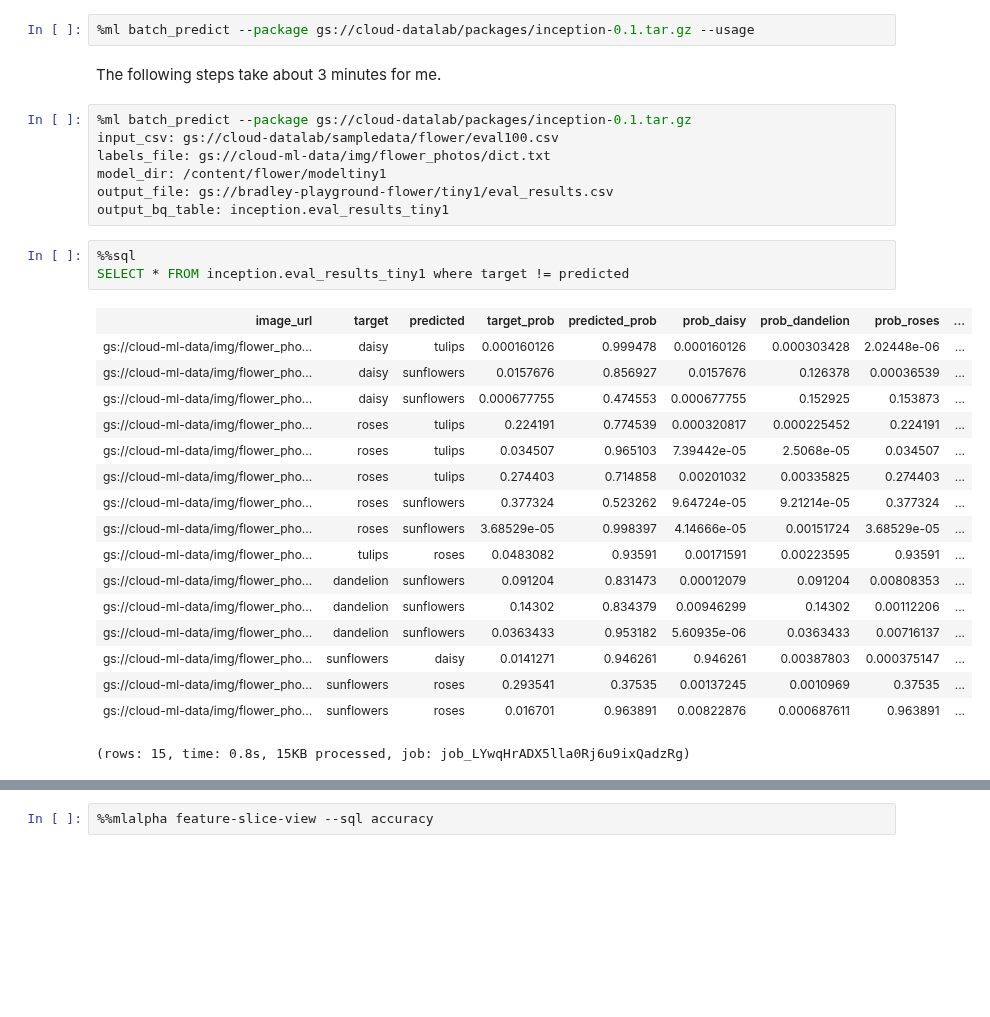
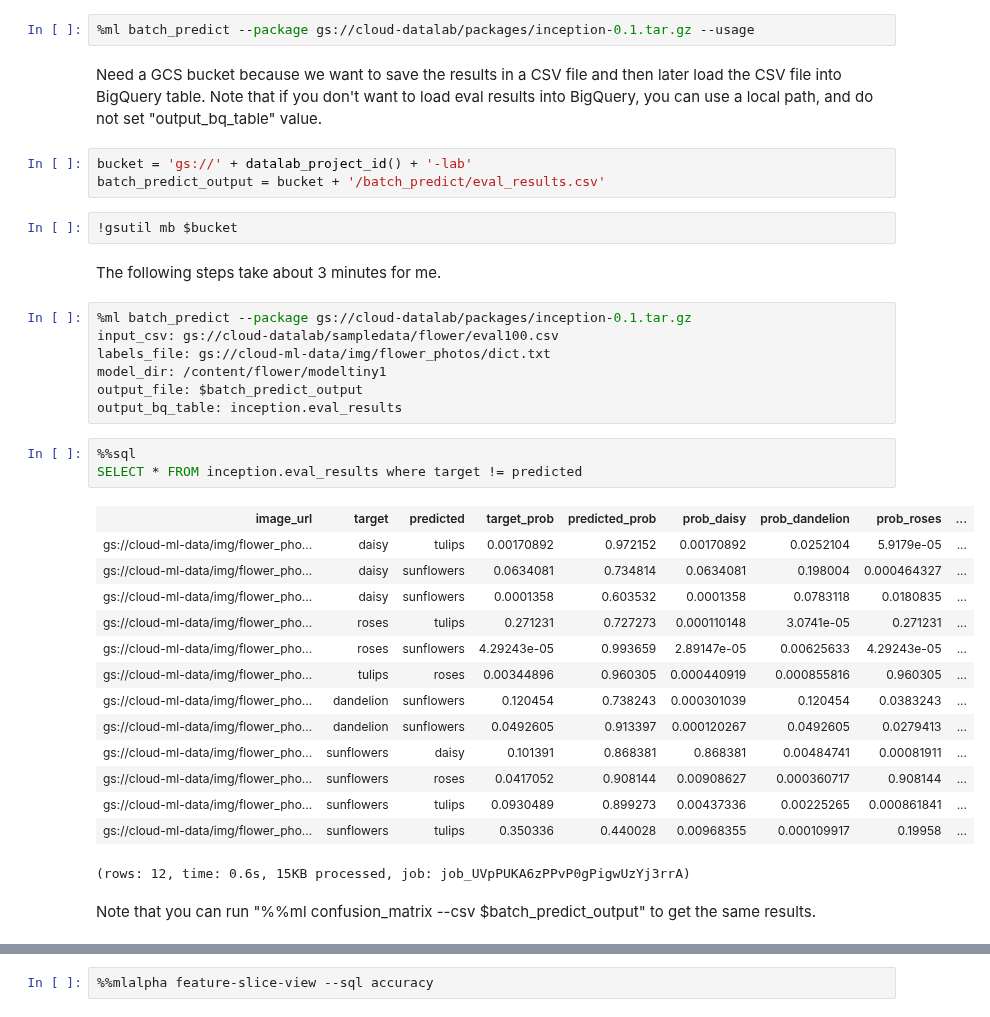
Before and after one commit to googledatalab/notebooks, a Jupyter notebook: accelerate/inception/Local.ipynb, the cells around one changed output, grey strips where cells are left out. Drawn from its saved outputs; the diff is of its cells as text; blank space fills up the shorter version.

Commit message:
Update inception notebooks.

```diff
--- a/accelerate/inception/Local.ipynb
+++ b/accelerate/inception/Local.ipynb
@@ -76,6 +112,13 @@ tulips(0.99984)
 [figure]
 # %%
 %ml batch_predict --package gs://cloud-datalab/packages/inception-0.1.tar.gz --usage
+# %% [markdown]
+Need a GCS bucket because we want to save the results in a CSV file and then later load the CSV file into BigQuery table. Note that if you don't want to load eval results into BigQuery, you can use a local path, and do not set "output_bq_table" value.
+# %%
+bucket = 'gs://' + datalab_project_id() + '-lab'
+batch_predict_output = bucket + '/batch_predict/eval_results.csv'
+# %%
+!gsutil mb $bucket
 # %% [markdown]
 The following steps take about 3 minutes for me.
 # %%
@@ -83,27 +126,26 @@ The following steps take about 3 minutes for me.
 input_csv: gs://cloud-datalab/sampledata/flower/eval100.csv
 labels_file: gs://cloud-ml-data/img/flower_photos/dict.txt
 model_dir: /content/flower/modeltiny1
-output_file: gs://bradley-playground-flower/tiny1/eval_results.csv
-output_bq_table: inception.eval_results_tiny1
+output_file: $batch_predict_output
+output_bq_table: inception.eval_results
 # %%
 %%sql
-SELECT * FROM inception.eval_results_tiny1 where target != predicted
+SELECT * FROM inception.eval_results where target != predicted
 # %% [output]
 | image_url | target | predicted | target_prob | predicted_prob | prob_daisy | prob_dandelion | prob_roses | ... |
-| gs://cloud-ml-data/img/flower_pho... | daisy | tulips | 0.000160126 | 0.999478 | 0.000160126 | 0.000303428 | 2.02448e-06 | ... |
-| gs://cloud-ml-data/img/flower_pho... | daisy | sunflowers | 0.0157676 | 0.856927 | 0.0157676 | 0.126378 | 0.00036539 | ... |
-| gs://cloud-ml-data/img/flower_pho... | daisy | sunflowers | 0.000677755 | 0.474553 | 0.000677755 | 0.152925 | 0.153873 | ... |
-| gs://cloud-ml-data/img/flower_pho... | roses | tulips | 0.224191 | 0.774539 | 0.000320817 | 0.000225452 | 0.224191 | ... |
-| gs://cloud-ml-data/img/flower_pho... | roses | tulips | 0.034507 | 0.965103 | 7.39442e-05 | 2.5068e-05 | 0.034507 | ... |
-| gs://cloud-ml-data/img/flower_pho... | roses | tulips | 0.274403 | 0.714858 | 0.00201032 | 0.00335825 | 0.274403 | ... |
-| gs://cloud-ml-data/img/flower_pho... | roses | sunflowers | 0.377324 | 0.523262 | 9.64724e-05 | 9.21214e-05 | 0.377324 | ... |
-| gs://cloud-ml-data/img/flower_pho... | roses | sunflowers | 3.68529e-05 | 0.998397 | 4.14666e-05 | 0.00151724 | 3.68529e-05 | ... |
-| gs://cloud-ml-data/img/flower_pho... | tulips | roses | 0.0483082 | 0.93591 | 0.00171591 | 0.00223595 | 0.93591 | ... |
-| gs://cloud-ml-data/img/flower_pho... | dandelion | sunflowers | 0.091204 | 0.831473 | 0.00012079 | 0.091204 | 0.00808353 | ... |
-| gs://cloud-ml-data/img/flower_pho... | dandelion | sunflowers | 0.14302 | 0.834379 | 0.00946299 | 0.14302 | 0.00112206 | ... |
-| gs://cloud-ml-data/img/flower_pho... | dandelion | sunflowers | 0.0363433 | 0.953182 | 5.60935e-06 | 0.0363433 | 0.00716137 | ... |
-| gs://cloud-ml-data/img/flower_pho... | sunflowers | daisy | 0.0141271 | 0.946261 | 0.946261 | 0.00387803 | 0.000375147 | ... |
-| gs://cloud-ml-data/img/flower_pho... | sunflowers | roses | 0.293541 | 0.37535 | 0.00137245 | 0.0010969 | 0.37535 | ... |
-| gs://cloud-ml-data/img/flower_pho... | sunflowers | roses | 0.016701 | 0.963891 | 0.00822876 | 0.000687611 | 0.963891 | ... |
+| gs://cloud-ml-data/img/flower_pho... | daisy | tulips | 0.00170892 | 0.972152 | 0.00170892 | 0.0252104 | 5.9179e-05 | ... |
+| gs://cloud-ml-data/img/flower_pho... | daisy | sunflowers | 0.0634081 | 0.734814 | 0.0634081 | 0.198004 | 0.000464327 | ... |
+| gs://cloud-ml-data/img/flower_pho... | daisy | sunflowers | 0.0001358 | 0.603532 | 0.0001358 | 0.0783118 | 0.0180835 | ... |
+| gs://cloud-ml-data/img/flower_pho... | roses | tulips | 0.271231 | 0.727273 | 0.000110148 | 3.0741e-05 | 0.271231 | ... |
+| gs://cloud-ml-data/img/flower_pho... | roses | sunflowers | 4.29243e-05 | 0.993659 | 2.89147e-05 | 0.00625633 | 4.29243e-05 | ... |
+| gs://cloud-ml-data/img/flower_pho... | tulips | roses | 0.00344896 | 0.960305 | 0.000440919 | 0.000855816 | 0.960305 | ... |
+| gs://cloud-ml-data/img/flower_pho... | dandelion | sunflowers | 0.120454 | 0.738243 | 0.000301039 | 0.120454 | 0.0383243 | ... |
+| gs://cloud-ml-data/img/flower_pho... | dandelion | sunflowers | 0.0492605 | 0.913397 | 0.000120267 | 0.0492605 | 0.0279413 | ... |
+| gs://cloud-ml-data/img/flower_pho... | sunflowers | daisy | 0.101391 | 0.868381 | 0.868381 | 0.00484741 | 0.00081911 | ... |
+| gs://cloud-ml-data/img/flower_pho... | sunflowers | roses | 0.0417052 | 0.908144 | 0.00908627 | 0.000360717 | 0.908144 | ... |
+| gs://cloud-ml-data/img/flower_pho... | sunflowers | tulips | 0.0930489 | 0.899273 | 0.00437336 | 0.00225265 | 0.000861841 | ... |
+| gs://cloud-ml-data/img/flower_pho... | sunflowers | tulips | 0.350336 | 0.440028 | 0.00968355 | 0.000109917 | 0.19958 | ... |
-(rows: 15, time: 0.8s, 15KB processed, job: job_LYwqHrADX5lla0Rj6u9ixQadzRg)
+(rows: 12, time: 0.6s, 15KB processed, job: job_UVpPUKA6zPPvP0gPigwUzYj3rrA)
+# %% [markdown]
+Note that you can run "%%ml confusion_matrix --csv $batch_predict_output" to get the same results.
 # %%
```
Also changed, not shown: parts of 8 cells of this notebook, 1 other file.
